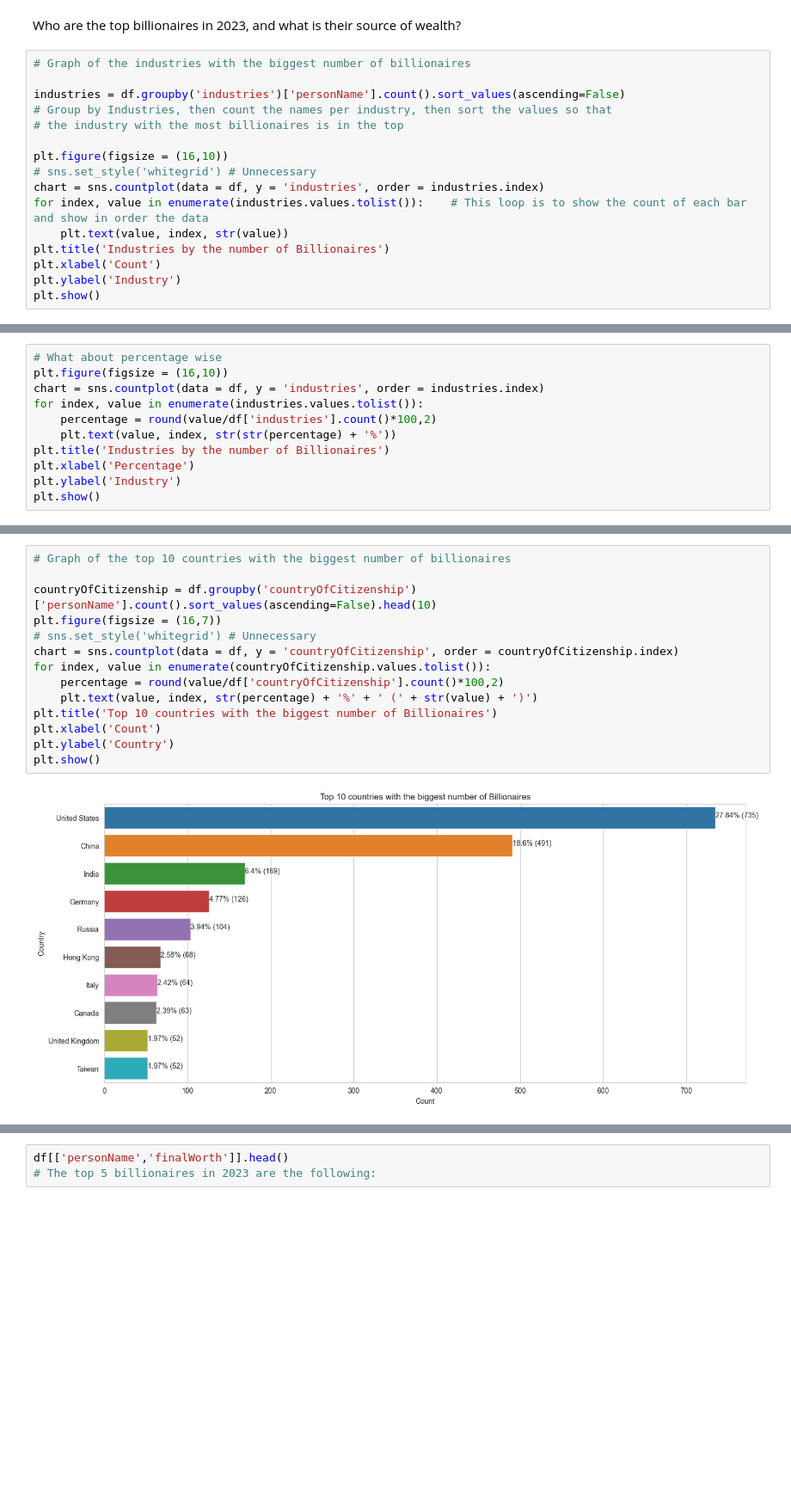
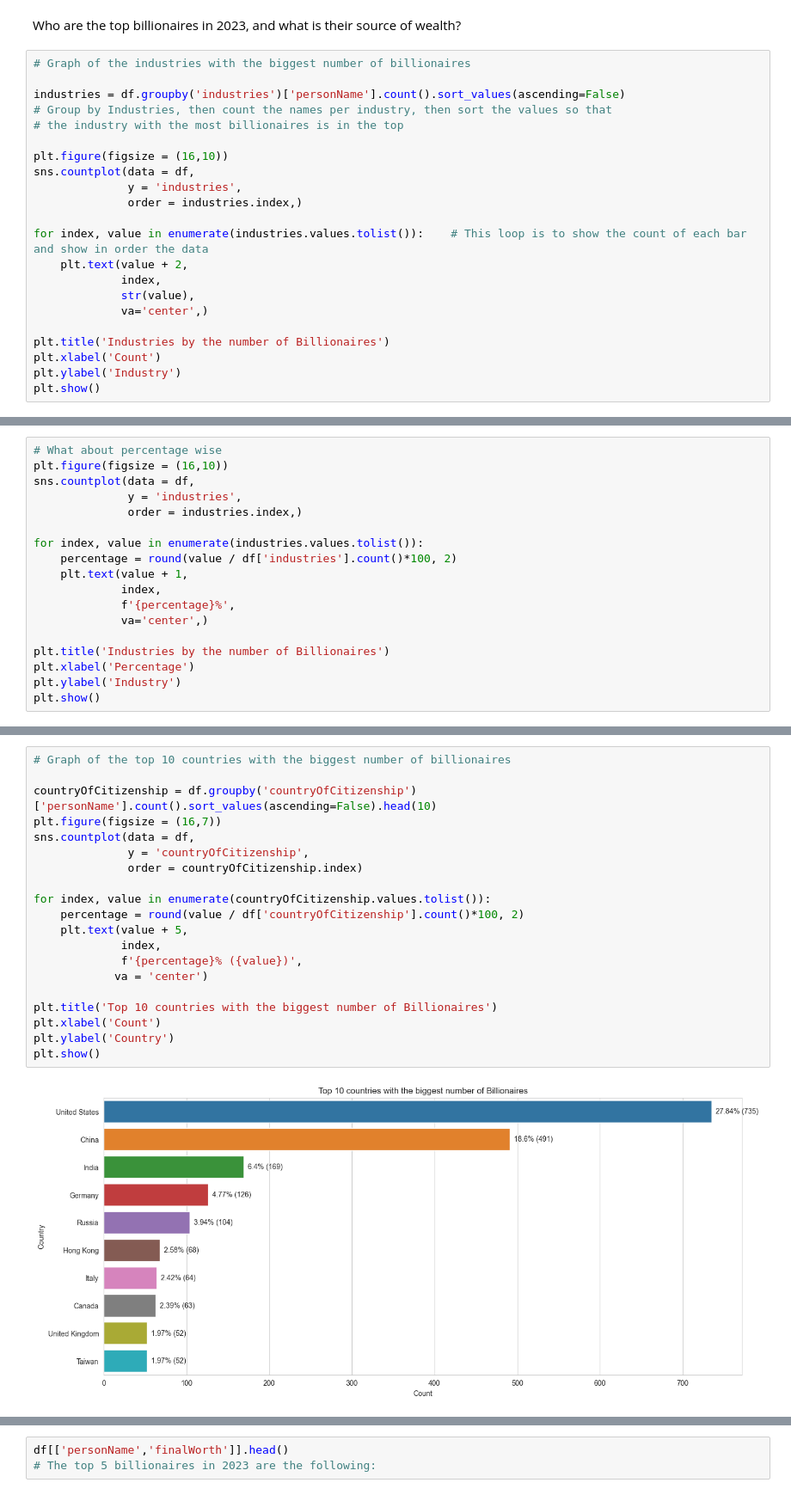
Before and after one commit to marcosziadi/Project_Billionaires_Statistics, a Jupyter notebook: Billionaires Statistics.ipynb, the cells around one changed output, grey strips where cells are left out. Shown: that part at 86% size. Drawn from its saved outputs; the diff is of its cells as text; blank space fills up the shorter version.

Commit message:
New graphs, still Wealth distribution

```diff
--- a/Billionaires Statistics.ipynb
+++ b/Billionaires Statistics.ipynb
@@ -131,10 +131,16 @@ industries = df.groupby('industries')['personName'].count().sort_values(ascendin
 # the industry with the most billionaires is in the top
 
 plt.figure(figsize = (16,10))
-# sns.set_style('whitegrid') # Unnecessary
-chart = sns.countplot(data = df, y = 'industries', order = industries.index)
+sns.countplot(data = df,
+              y = 'industries',
+              order = industries.index,)
+
 for index, value in enumerate(industries.values.tolist()):    # This loop is to show the count of each bar and show in order the data
-    plt.text(value, index, str(value))
+    plt.text(value + 2,
+             index,
+             str(value),
+             va='center',)
+
 plt.title('Industries by the number of Billionaires')
 plt.xlabel('Count')
 plt.ylabel('Industry')
@@ -144,10 +150,17 @@ plt.show()
 # %%
 # What about percentage wise
 plt.figure(figsize = (16,10))
-chart = sns.countplot(data = df, y = 'industries', order = industries.index)
+sns.countplot(data = df,
+              y = 'industries',
+              order = industries.index,)
+
 for index, value in enumerate(industries.values.tolist()):
-    percentage = round(value/df['industries'].count()*100,2)
-    plt.text(value, index, str(str(percentage) + '%'))
+    percentage = round(value / df['industries'].count()*100, 2)
+    plt.text(value + 1,
+             index,
+             f'{percentage}%',
+             va='center',)
+
 plt.title('Industries by the number of Billionaires')
 plt.xlabel('Percentage')
 plt.ylabel('Industry')
@@ -157,17 +170,23 @@ plt.show()
 # %%
 # Graph of the top 10 countries with the biggest number of billionaires
 
 countryOfCitizenship = df.groupby('countryOfCitizenship')['personName'].count().sort_values(ascending=False).head(10)
 plt.figure(figsize = (16,7))
-# sns.set_style('whitegrid') # Unnecessary
-chart = sns.countplot(data = df, y = 'countryOfCitizenship', order = countryOfCitizenship.index)
+sns.countplot(data = df,
+              y = 'countryOfCitizenship',
+              order = countryOfCitizenship.index)
+
 for index, value in enumerate(countryOfCitizenship.values.tolist()):
-    percentage = round(value/df['countryOfCitizenship'].count()*100,2)
-    plt.text(value, index, str(percentage) + '%' + ' (' + str(value) + ')')
+    percentage = round(value / df['countryOfCitizenship'].count()*100, 2)
+    plt.text(value + 5,
+             index,
+             f'{percentage}% ({value})',
+            va = 'center')
+
 plt.title('Top 10 countries with the biggest number of Billionaires')
 plt.xlabel('Count')
 plt.ylabel('Country')
 plt.show()
 # %% [output]
-[figure, old version]
+[figure, new version]
 # %%
```
Also changed, not shown: parts of 4 cells of this notebook.
